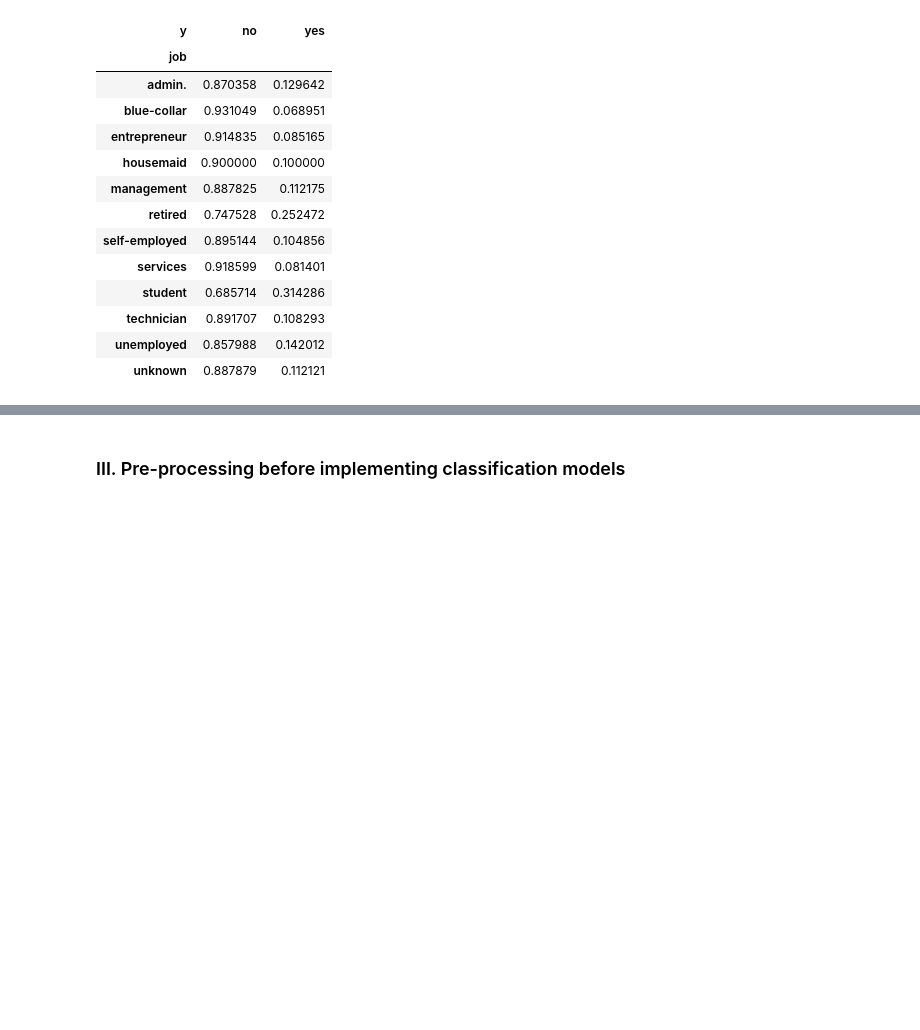
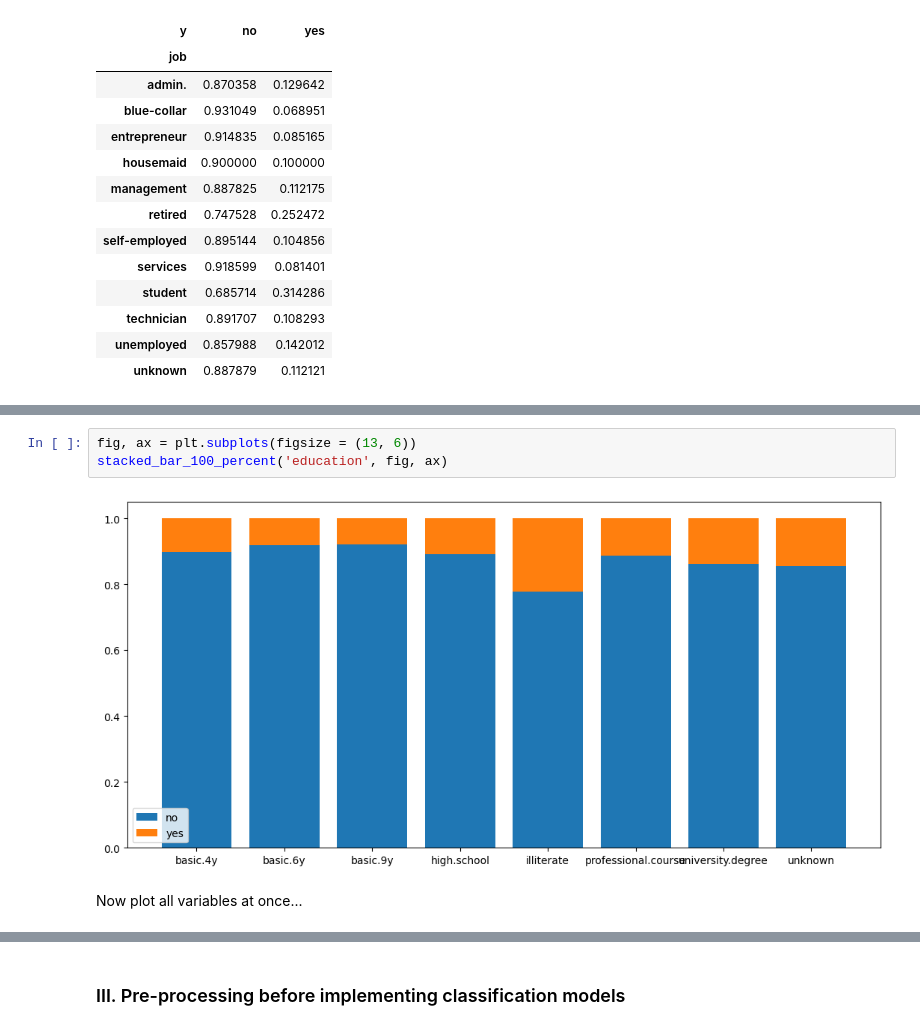
Before and after one commit to thaianle/bank-marketing, a Jupyter notebook: bank-marketing.ipynb, the cells around one changed output, grey strips where cells are left out. Saved outputs shown, nothing was run; the diff lists cells and outputs as text; blank space fills up the shorter version.

```diff
--- a/bank-marketing.ipynb
+++ b/bank-marketing.ipynb
@@ -427,0 +469,7 @@ ax.legend(loc = 'lower left')
+# %%
+fig, ax = plt.subplots(figsize = (13, 6))
+stacked_bar_100_percent('education', fig, ax)
+# %% [output]
+[figure, added]
+# %% [markdown]
+Now plot all variables at once...
```
Also changed, not shown: parts of 13 cells of this notebook, 3 other files.
